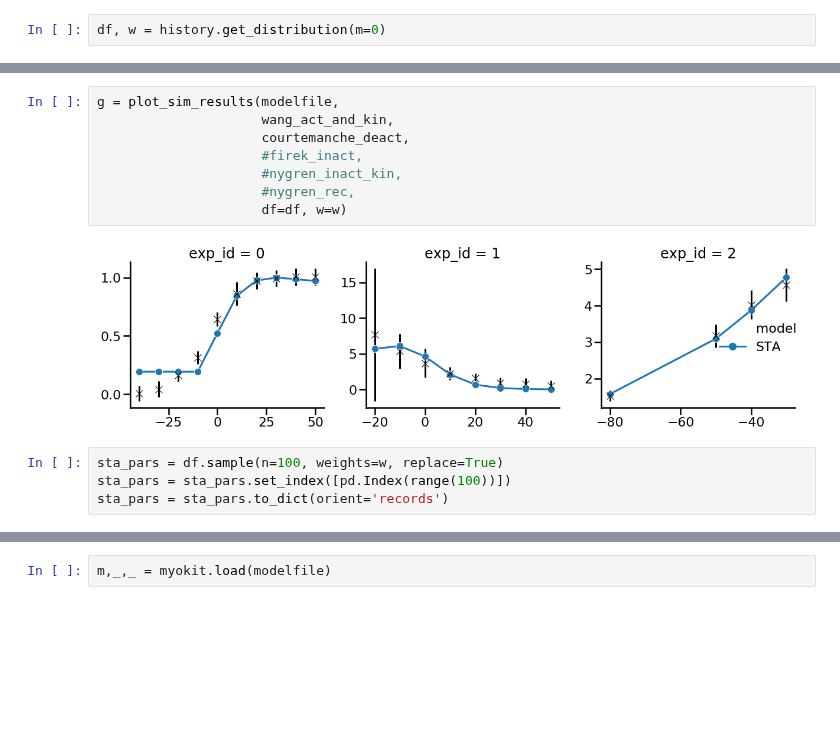
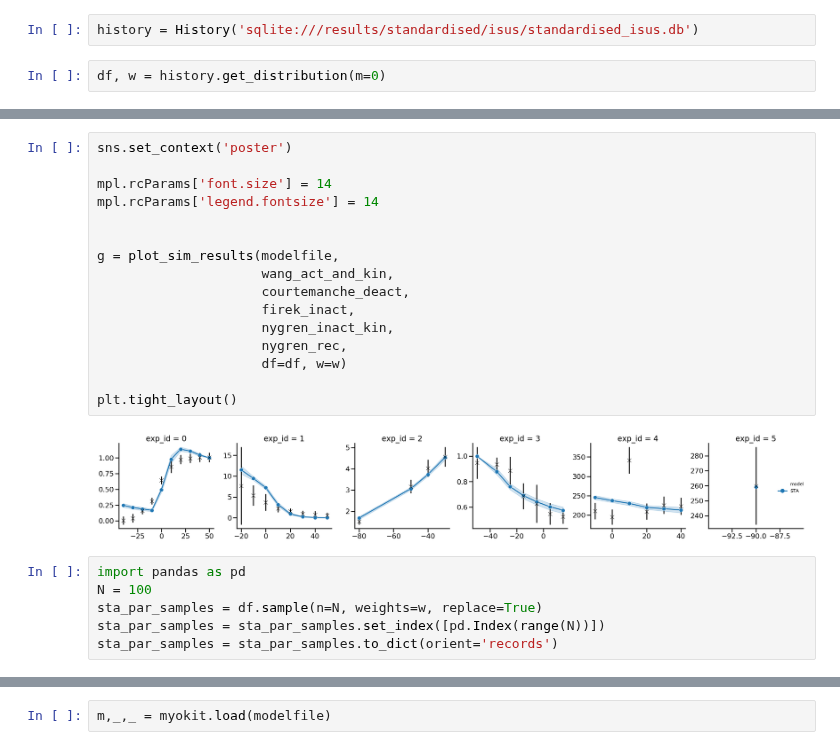
Before and after one commit to charleshouston/ion-channel-ABC, a Jupyter notebook: docs/examples/human-atrial/standardised_isus.ipynb, the cells around one changed output, grey strips where cells are left out. Saved outputs shown, nothing was run; the diff lists cells and outputs as text; blank space fills up the shorter version.

```diff
--- a/docs/examples/human-atrial/standardised_isus.ipynb
+++ b/docs/examples/human-atrial/standardised_isus.ipynb
@@ -144,3 +148,5 @@ history = History(db_path)
+# %%
+history = History('sqlite:///results/standardised/isus/standardised_isus.db')
 # %%
 df, w = history.get_distribution(m=0)
 # %%
@@ -158,17 +164,27 @@ df.describe()
 # %%
+sns.set_context('poster')
+
+mpl.rcParams['font.size'] = 14
+mpl.rcParams['legend.fontsize'] = 14
+
+
 g = plot_sim_results(modelfile,
                      wang_act_and_kin,
                      courtemanche_deact,
-                     #firek_inact,
-                     #nygren_inact_kin,
-                     #nygren_rec,
+                     firek_inact,
+                     nygren_inact_kin,
+                     nygren_rec,
                      df=df, w=w)
+
+plt.tight_layout()
 # %% [output]
-[figure, old version]
+[figure, new version]
 # %%
-sta_pars = df.sample(n=100, weights=w, replace=True)
-sta_pars = sta_pars.set_index([pd.Index(range(100))])
-sta_pars = sta_pars.to_dict(orient='records')
+import pandas as pd
+N = 100
+sta_par_samples = df.sample(n=N, weights=w, replace=True)
+sta_par_samples = sta_par_samples.set_index([pd.Index(range(N))])
+sta_par_samples = sta_par_samples.to_dict(orient='records')
 # %%
 sns.set_context('poster')
 mpl.rcParams['font.size'] = 14
```
Also changed, not shown: parts of 75 cells of this notebook, 13 other files.
